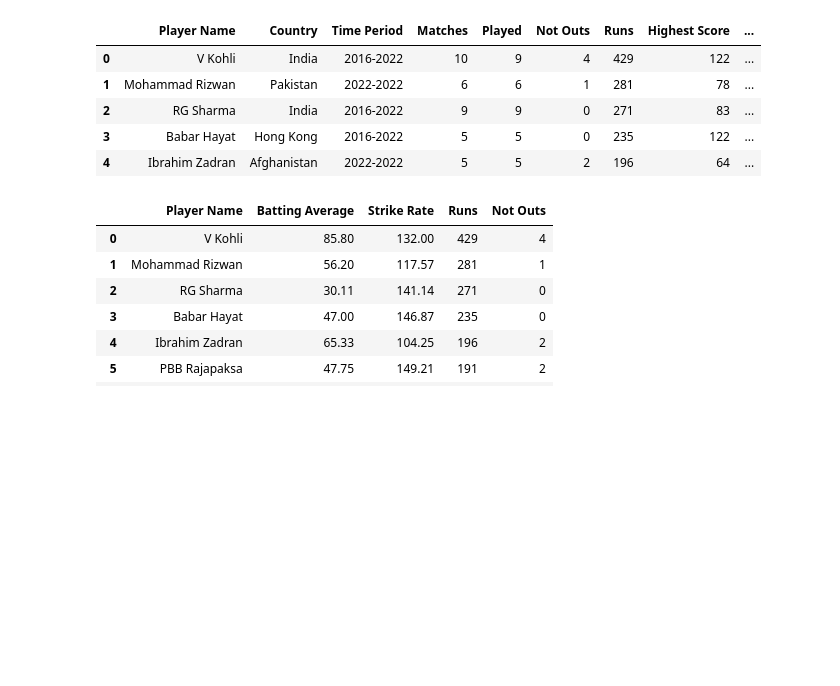
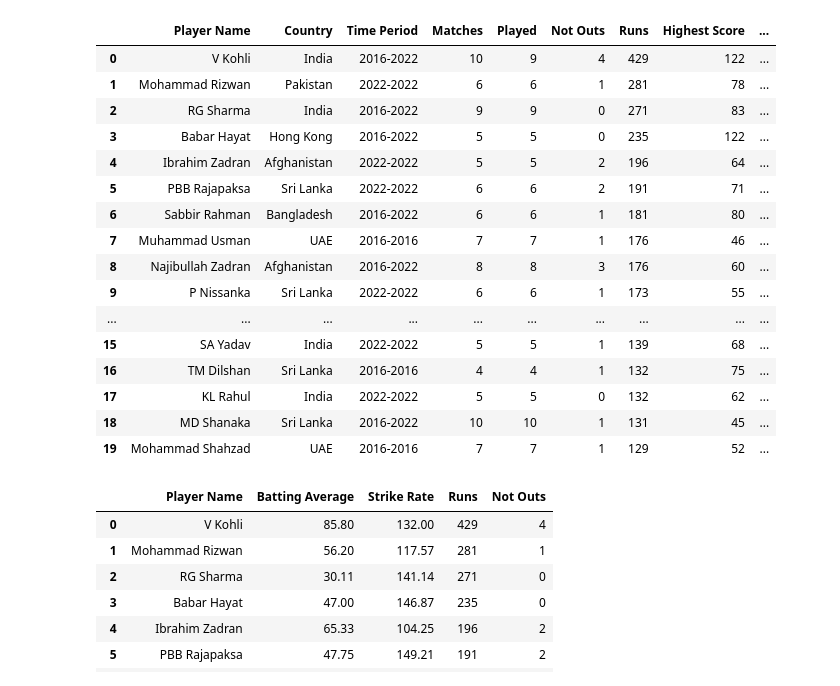
Before and after one commit to Vikaslh/Crick-stat-index-11, a Jupyter notebook: Notebooks/batsman-T20.ipynb, the cells around one changed output. Drawn from its saved outputs; the diff is of its cells as text; code cells hidden in the pictures; blank space fills up the shorter version.

```diff
--- a/Notebooks/batsman-T20.ipynb
+++ b/Notebooks/batsman-T20.ipynb
@@ -10,14 +10,27 @@ import numpy as np
 # %%
 # importing dataset....
-batsman_t20 = pd.read_csv('batsman data t20i.csv')
-batsman_t20.head()
+# path_csv=glob.glob("../datasets/*.csv")
+# print(path_csv)
+batsman_t20 = pd.read_csv('../datasets\\batsman data t20i.csv')
+batsman_t20.head(20)
 # %% [output]
 |  | Player Name | Country | Time Period | Matches | Played | Not Outs | Runs | Highest Score | ... |
 | 0 | V Kohli | India | 2016-2022 | 10 | 9 | 4 | 429 | 122 | ... |
 | 1 | Mohammad Rizwan | Pakistan | 2022-2022 | 6 | 6 | 1 | 281 | 78 | ... |
 | 2 | RG Sharma | India | 2016-2022 | 9 | 9 | 0 | 271 | 83 | ... |
 | 3 | Babar Hayat | Hong Kong | 2016-2022 | 5 | 5 | 0 | 235 | 122 | ... |
 | 4 | Ibrahim Zadran | Afghanistan | 2022-2022 | 5 | 5 | 2 | 196 | 64 | ... |
+| 5 | PBB Rajapaksa | Sri Lanka | 2022-2022 | 6 | 6 | 2 | 191 | 71 | ... |
+| 6 | Sabbir Rahman | Bangladesh | 2016-2022 | 6 | 6 | 1 | 181 | 80 | ... |
+| 7 | Muhammad Usman | UAE | 2016-2016 | 7 | 7 | 1 | 176 | 46 | ... |
+| 8 | Najibullah Zadran | Afghanistan | 2016-2022 | 8 | 8 | 3 | 176 | 60 | ... |
+| 9 | P Nissanka | Sri Lanka | 2022-2022 | 6 | 6 | 1 | 173 | 55 | ... |
+| ... | ... | ... | ... | ... | ... | ... | ... | ... | ... |
+| 15 | SA Yadav | India | 2022-2022 | 5 | 5 | 1 | 139 | 68 | ... |
+| 16 | TM Dilshan | Sri Lanka | 2016-2016 | 4 | 4 | 1 | 132 | 75 | ... |
+| 17 | KL Rahul | India | 2022-2022 | 5 | 5 | 0 | 132 | 62 | ... |
+| 18 | MD Shanaka | Sri Lanka | 2016-2022 | 10 | 10 | 1 | 131 | 45 | ... |
+| 19 | Mohammad Shahzad | UAE | 2016-2016 | 7 | 7 | 1 | 129 | 52 | ... |
 # %%
 features = ['Player Name','Batting Average','Strike Rate','Runs', 'Not Outs'] # features considered.
 batsman_t20 = batsman_t20.dropna(subset=features) # remove rows not dont have numerical value from the features.
```
Also changed, not shown: parts of 12 cells of this notebook, 5 other files.
